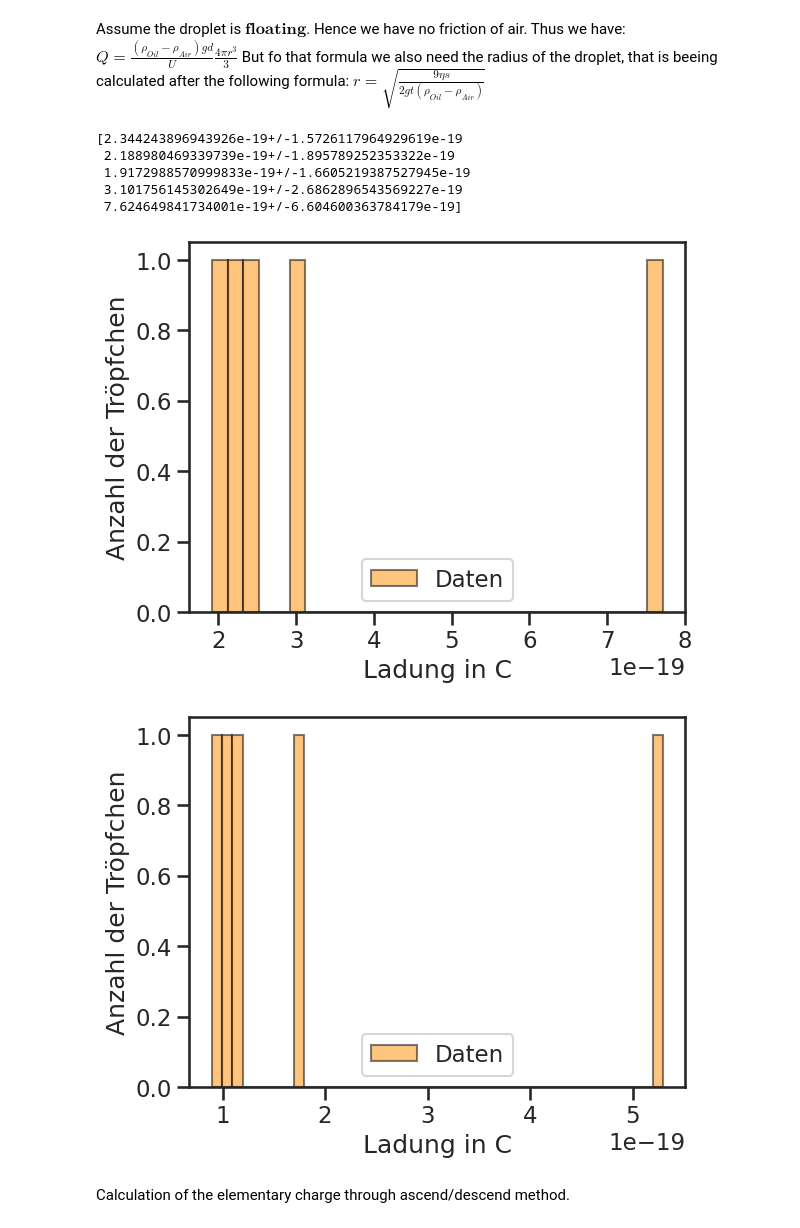
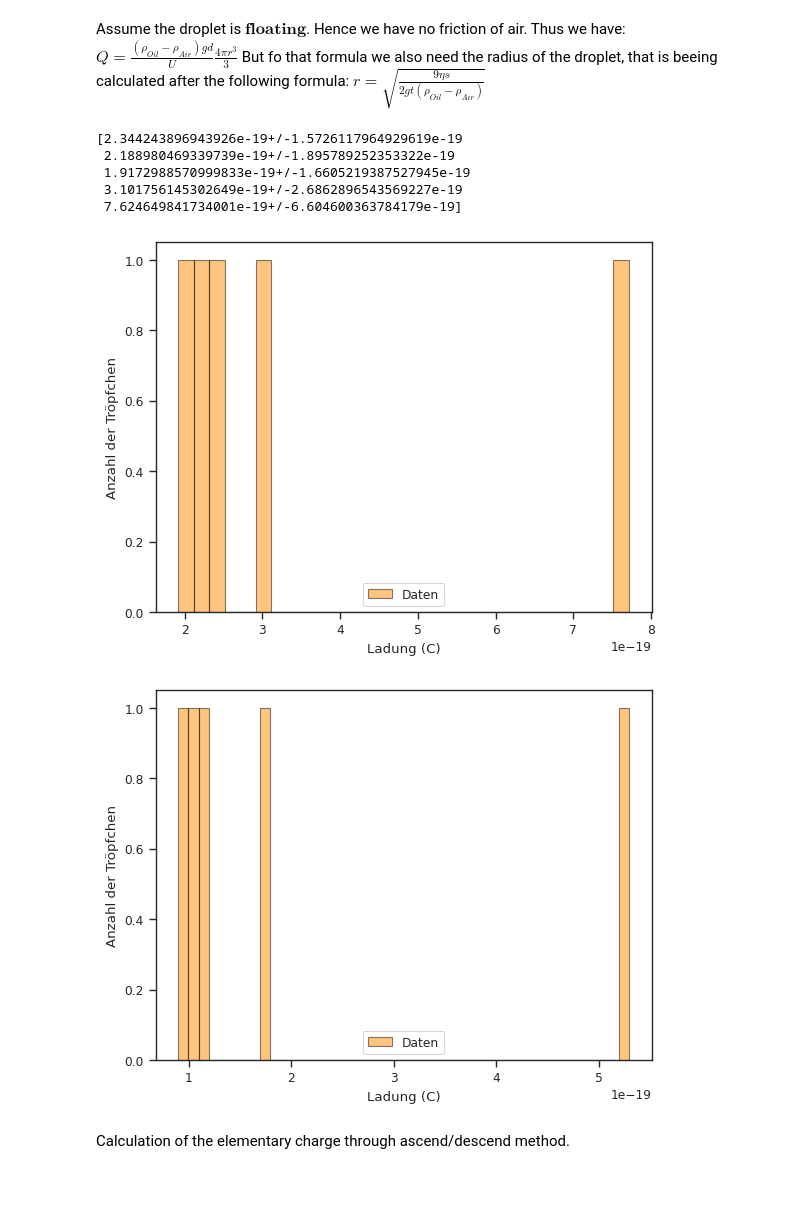
Before and after one commit to KemalOenen/Grundpraktikum2_Gruppe1_SS23, a Jupyter notebook: Versuch8/Milikan.ipynb, the cells around one changed output. Saved outputs shown, nothing was run; the diff lists cells and outputs as text; code cells hidden in the pictures; blank space fills up the shorter version.

Commit message:
finalised plots

```diff
--- a/Versuch8/Milikan.ipynb
+++ b/Versuch8/Milikan.ipynb
@@ -21,7 +21,7 @@ step_value=0.00005 #m
 g=9.81 #m/s^2
 # %%
 sns.set_theme(style="ticks")
-sns.set_context("talk")
+sns.set_context("paper")
 # %%
 #get data
 sinksteig_data=pd.read_csv("Milikan_sinkSteig.csv", header=2)
@@ -59,35 +59,35 @@ for i in range(len(schweben_data["s/Skalen"])):
 s=np.array(s)*step_value
 t=[]
 for i in range(len(schweben_data["t/s"])):
     t.append(ufloat(schweben_data["t/s"][i], schweben_data["t_err/s"][i]))
 t=np.array(t)
 U=[]
 for i in range(len(schweben_data["U/V"])):
     U.append(ufloat(schweben_data["U/V"][i], schweben_data["U_err/V"][i]))
 U=np.array(U)
 
 #r squared
 r2=9*s*viscosity_air/(2*g*t*(density_oil-density_air))
 
 #Calculating the charge
 Q=(density_oil-density_air)*4/3*np.pi*r2**(3/2)*g*capacitor_distance/U
 print(Q)
 
 #plotting
 plt.hist([Q[i].n for i in range(len(Q))], color="darkorange", label="Daten", edgecolor="black",
          bins=np.arange(min([Q[i].n for i in range(len(Q))]), max([Q[i].n for i in range(len(Q))]) + 0.2e-19, 0.2e-19),
          alpha=0.5)
-plt.xlabel("Ladung in C")
+plt.xlabel("Ladung (C)")
 plt.ylabel("Anzahl der Tröpfchen")
 plt.legend()
 plt.show()
 # %% [output]
 [2.344243896943926e-19+/-1.5726117964929619e-19
  2.188980469339739e-19+/-1.895789252353322e-19
  1.9172988570999833e-19+/-1.6605219387527945e-19
  3.101756145302649e-19+/-2.6862896543569227e-19
  7.624649841734001e-19+/-6.604600363784179e-19]
-[figure, old version]
+[figure, new version]
 # %%
 ##test ascend/descend method
 #defining the data
@@ -118,12 +118,12 @@ Q=capacitor_distance/U*((density_oil-density_oil)*4/3*np.pi*r**3*g+6*np.pi*r*vis
 plt.hist([Q[i].n for i in range(len(Q))], color="darkorange", label="Daten", edgecolor="black",
          bins=np.arange(min([Q[i].n for i in range(len(Q))]), max([Q[i].n for i in range(len(Q))]) + 0.1e-19, 0.1e-19),
          alpha=0.5)
-plt.xlabel("Ladung in C")
+plt.xlabel("Ladung (C)")
 plt.ylabel("Anzahl der Tröpfchen")
 plt.legend()
 plt.show()
 # %% [output]
-[figure, old version]
+[figure, new version]
 # %% [markdown]
 Calculation of the elementary charge through ascend/descend method.
 # %%
```
Also changed, not shown: parts of 7 cells of this notebook.
